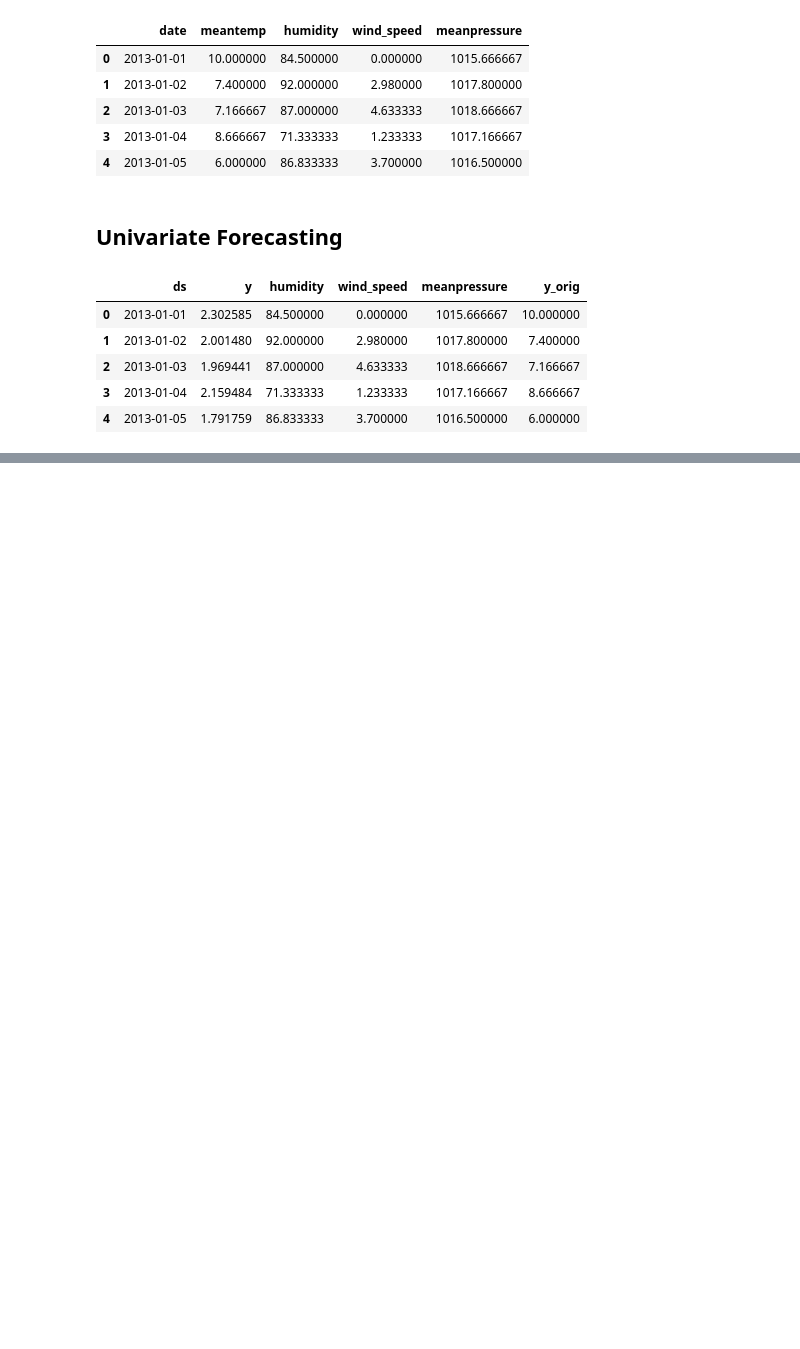
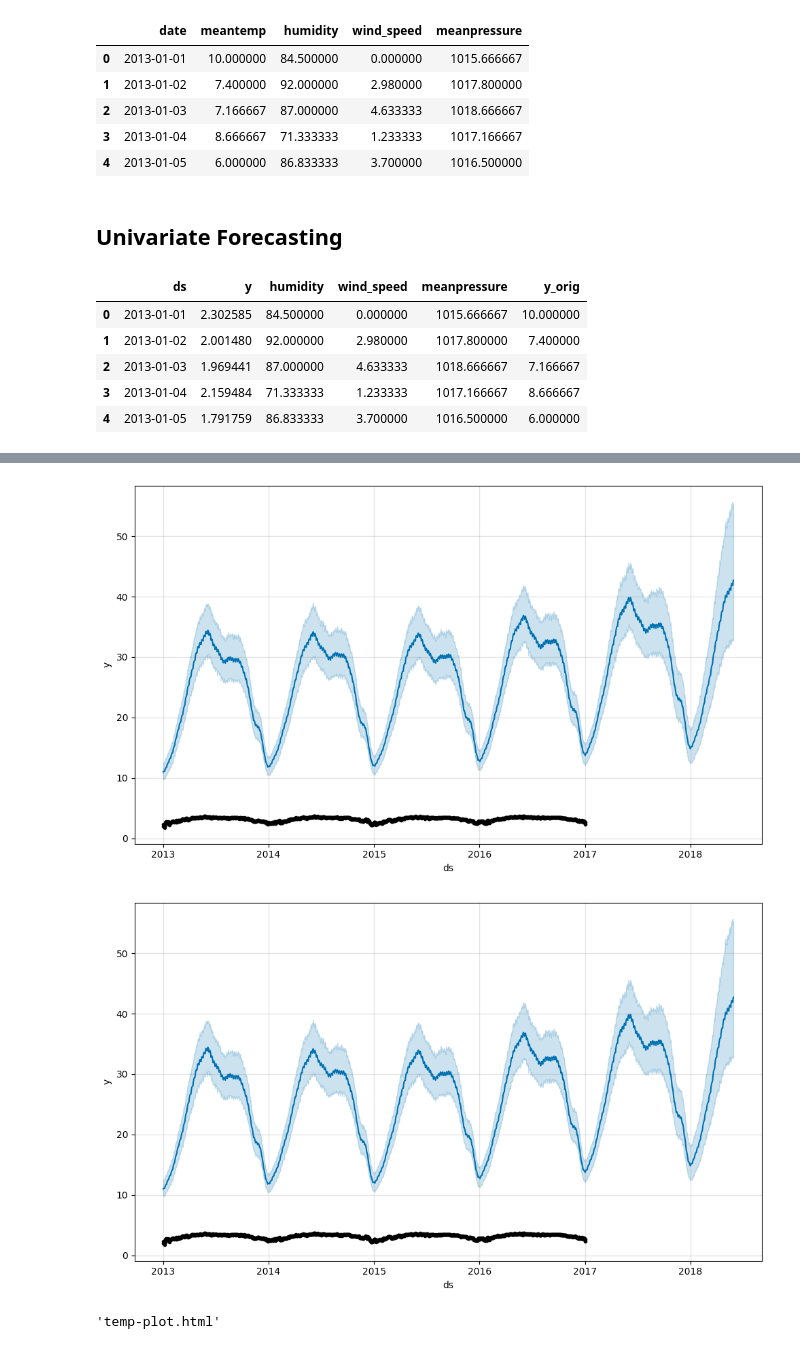
Before and after one commit to srsimonson/time-series-analysis, a Jupyter notebook: uni_and_multivariate_analysis.ipynb, the cells around one changed output, grey strips where cells are left out. Drawn from its saved outputs; the diff is of its cells as text; code cells hidden in the pictures; blank space fills up the shorter version.

```diff
--- a/uni_and_multivariate_analysis.ipynb
+++ b/uni_and_multivariate_analysis.ipynb
@@ -83,0 +89,12 @@ model.plot(forecast_data)
+# %%
+# Need to do inverse transformation, because current predictions are on log transformed data
+
+forecast_data_orig = forecast_data # make sure to save the original forecast data
+forecast_data_orig['yhat'] = np.exp(forecast_data_orig['yhat'])
+forecast_data_orig['yhat_lower'] = np.exp(forecast_data_orig['yhat_lower'])
+forecast_data_orig['yhat_upper'] = np.exp(forecast_data_orig['yhat_upper'])
+# %%
+model.plot(forecast_data_orig)
+# %% [output]
+[figure, added]
+[figure, added]
@@ -83,0 +106,14 @@ model.plot(forecast_data)
+# %%
+# Plot predicted and actual line graph with X = dates and y = outbound
+
+final_df = pd.DataFrame(forecast_data_orig)
+import plotly.graph_objs as go
+import plotly.offline as py
+
+actual_chart = go.Scatter(y=df_train['y_orig'], name = 'Actual')
+predict_chart = go.Scatter(y=final_df['yhat'], name = 'Predicted')
+predict_chart_upper = go.Scatter(y=final_df['yhat_upper'], name = 'Predicted Upper')
+predict_chart_lower = go.Scatter(y=final_df['yhat_lower'], name = 'Predicted Lower')
+py.plot([actual_chart, predict_chart, predict_chart_upper, predict_chart_lower])
+# %% [output]
+'temp-plot.html'
```
Also changed, not shown: parts of 10 cells of this notebook, 1 other file.
